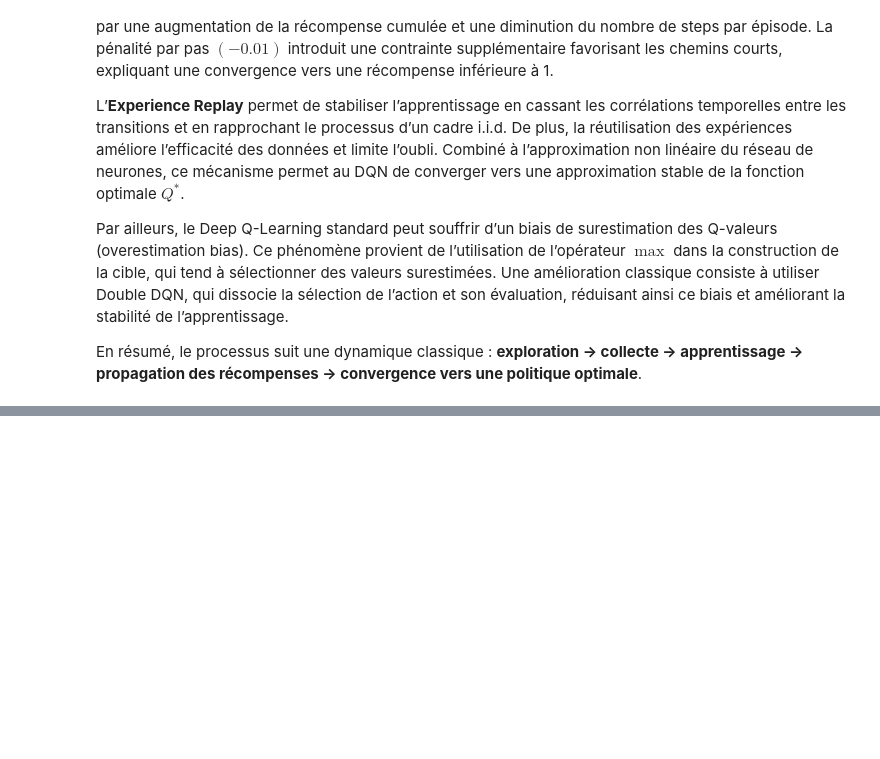
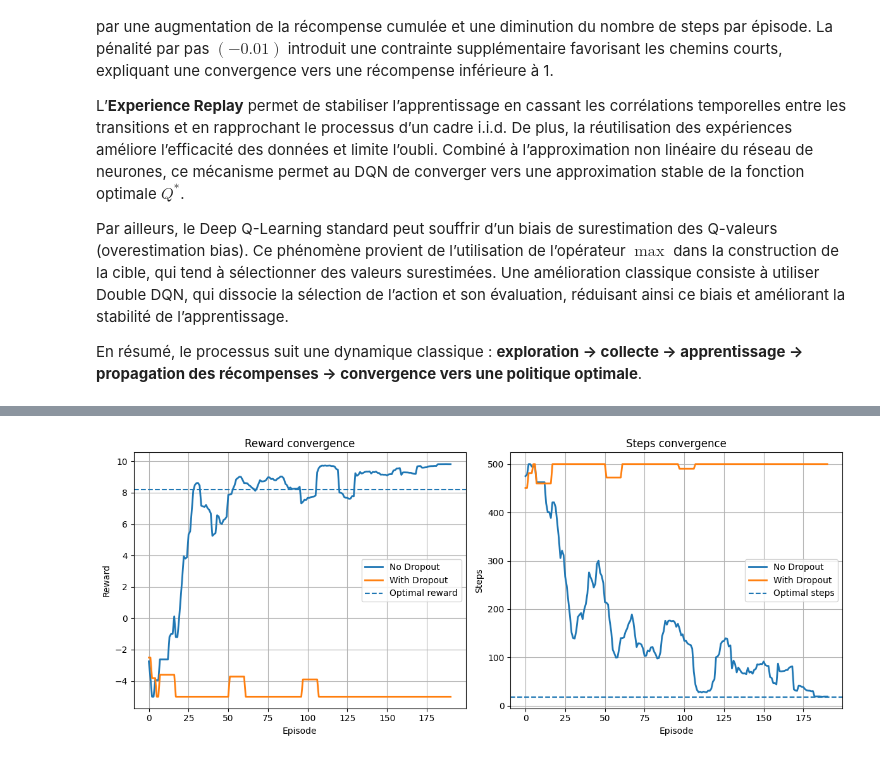
Before and after one commit to Mozo953/Deep-Learning-Reinforcement-learning, a Jupyter notebook: DRL_Lab3_Deep_Q_Learning.ipynb, the cells around one changed output, grey strips where cells are left out. Cells and saved outputs as stored; diff of their text form; code cells hidden in the pictures; blank space fills up the shorter version.

```diff
--- a/DRL_Lab3_Deep_Q_Learning.ipynb
+++ b/DRL_Lab3_Deep_Q_Learning.ipynb
@@ -119,17 +119,19 @@ class GridWorld:
 
     def get_state(self):
         state = np.zeros((2, self.height, self.width))
+
         x, y = self.player_position
-        state[0][y, x] = 1 #Correction des indices (x, y) → (row, col) dans get_state() afin d’assurer une cohérence spatiale correcte pour l’entrée du réseau.
-        for  block_x, block_y  in self.blocked_positions:
-            state[1][block_x, block_y] = 1
+        state[0][y, x] = 1
+
+        for block_x, block_y in self.blocked_positions:
+            state[1][block_y, block_x] = 1
         return state
 
     def get_reward(self):
         if self.is_game_over():
             return 10  # forte récompense pour atteindre l'objectif
         else:
-            return -0.1  # pénalité à chaque étape pour encourager les chemins courts
+            return -0.01  # pénalité à chaque étape pour encourager les chemins courts
 
     def reset(self):
         # Reset the player's position to (0, 0)
@@ -674,0 +664,5 @@ episode 199, cumulated_reward 8.30, step 18, loss 0.00029, epsilon 0.02
+# %%
+import torch.optim as optim
+
+reward_no_dropout, steps_no_dropout = ExperimentDQNAgent_compare(use_dropout=False)
+reward_dropout, steps_dropout = ExperimentDQNAgent_compare(use_dropout=True)
@@ -675 +709,36 @@ episode 199, cumulated_reward 8.30, step 18, loss 0.00029, epsilon 0.02
+# %%
+import numpy as np
+import matplotlib.pyplot as plt
+
+def smooth(y, window=10):
+    return np.convolve(y, np.ones(window)/window, mode='valid')
+
+plt.figure(figsize=(12,5))
+
+# --- Reward ---
+plt.subplot(1,2,1)
+plt.plot(smooth(reward_no_dropout), linewidth=2, label="No Dropout")
+plt.plot(smooth(reward_dropout), linewidth=2, label="With Dropout")
+plt.axhline(y=8.2, linestyle='--', label="Optimal reward")
+plt.title("Reward convergence")
+plt.xlabel("Episode")
+plt.ylabel("Reward")
+plt.legend()
+plt.grid()
+
+# --- Steps ---
+plt.subplot(1,2,2)
+plt.plot(smooth(steps_no_dropout), linewidth=2, label="No Dropout")
+plt.plot(smooth(steps_dropout), linewidth=2, label="With Dropout")
+plt.axhline(y=18, linestyle='--', label="Optimal steps")
+plt.title("Steps convergence")
+plt.xlabel("Episode")
+plt.ylabel("Steps")
+plt.legend()
+plt.grid()
+
+plt.tight_layout()
+plt.show()
+# %% [output]
+[figure, added]
 # %% [markdown]
```
Also changed, not shown: parts of 14 cells of this notebook, 1 other file.
